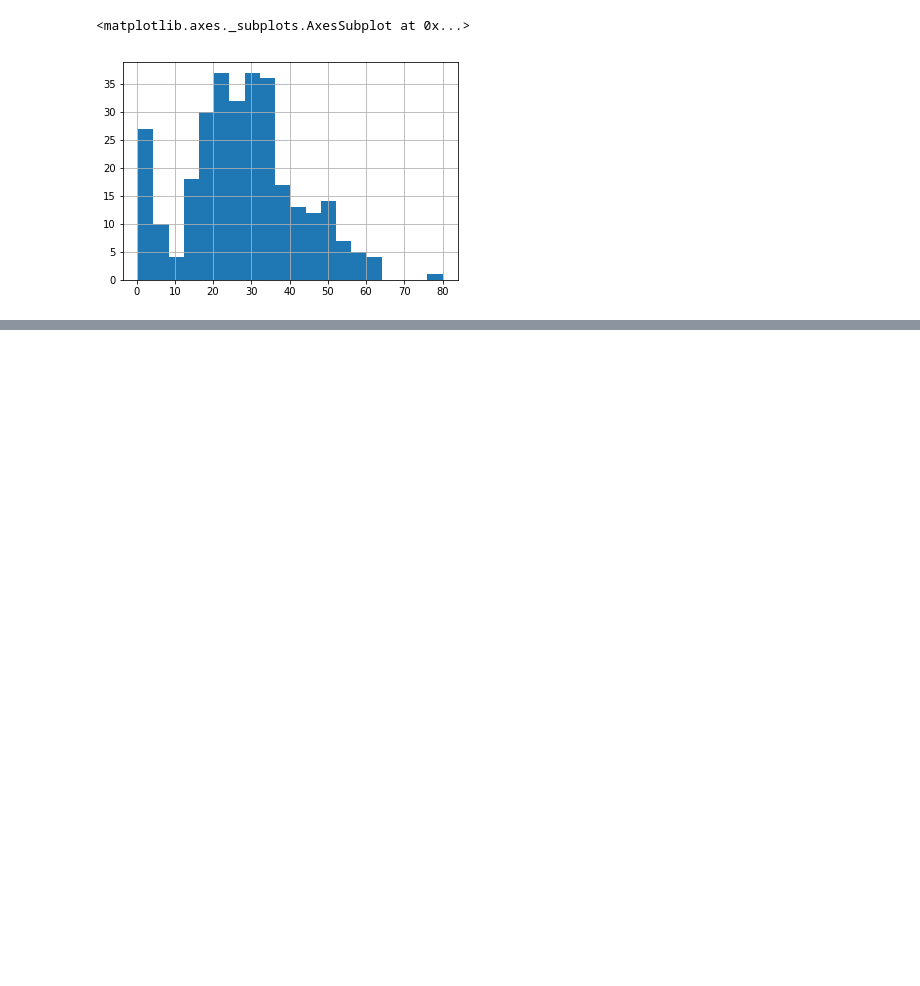
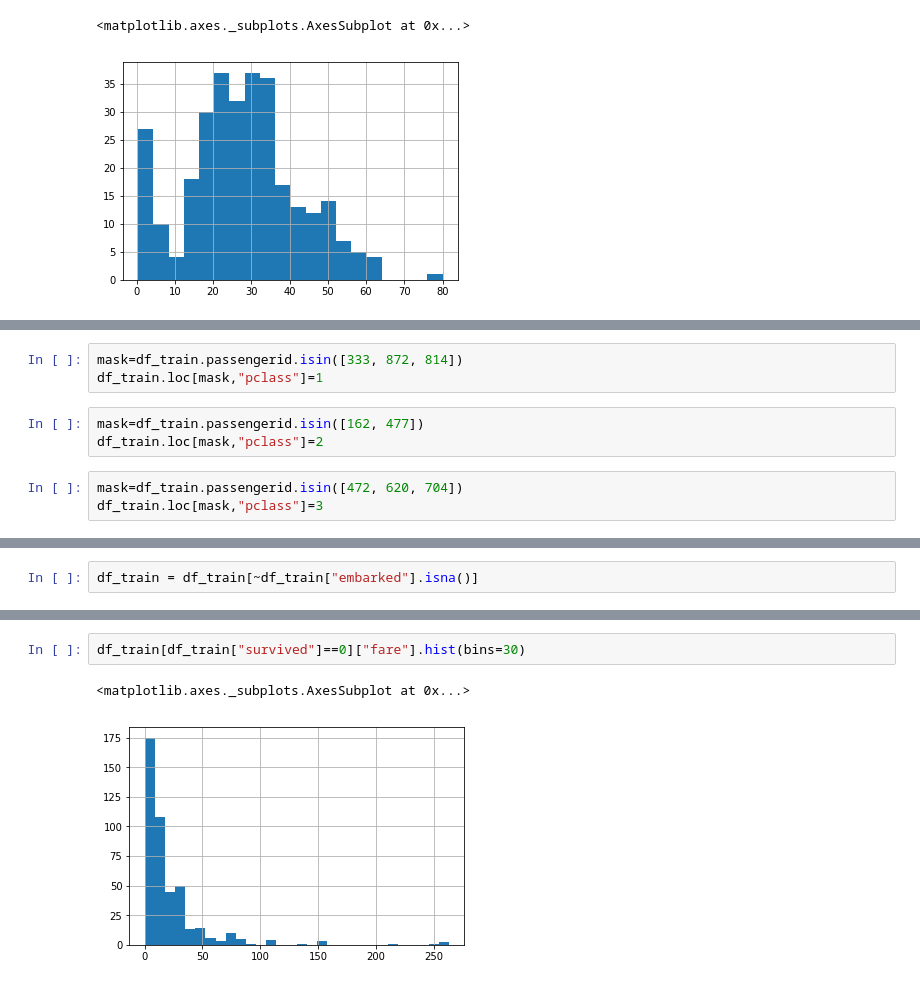
Before and after one commit to cargox/dojo_data_science, a Jupyter notebook: Titanic/DS_DOJO_01_03_2019.ipynb, the cells around one changed output, grey strips where cells are left out. Drawn from its saved outputs; the diff is of its cells as text; blank space fills up the shorter version.

```diff
--- a/Titanic/DS_DOJO_01_03_2019.ipynb
+++ b/Titanic/DS_DOJO_01_03_2019.ipynb
@@ -519,0 +631,9 @@ df_train[df_train["survived"]==1]["age"].hist(bins=20)
+# %%
+mask=df_train.passengerid.isin([333, 872, 814])
+df_train.loc[mask,"pclass"]=1
+# %%
+mask=df_train.passengerid.isin([162, 477])
+df_train.loc[mask,"pclass"]=2
+# %%
+mask=df_train.passengerid.isin([472, 620, 704])
+df_train.loc[mask,"pclass"]=3
@@ -519,0 +695,2 @@ df_train[df_train["survived"]==1]["age"].hist(bins=20)
+# %%
+df_train = df_train[~df_train["embarked"].isna()]
@@ -519,0 +767,5 @@ df_train[df_train["survived"]==1]["age"].hist(bins=20)
+# %%
+df_train[df_train["survived"]==0]["fare"].hist(bins=30)
+# %% [output]
+<matplotlib.axes._subplots.AxesSubplot at 0x...>
+[figure, added]
```
Also changed, not shown: parts of 34 cells of this notebook.
